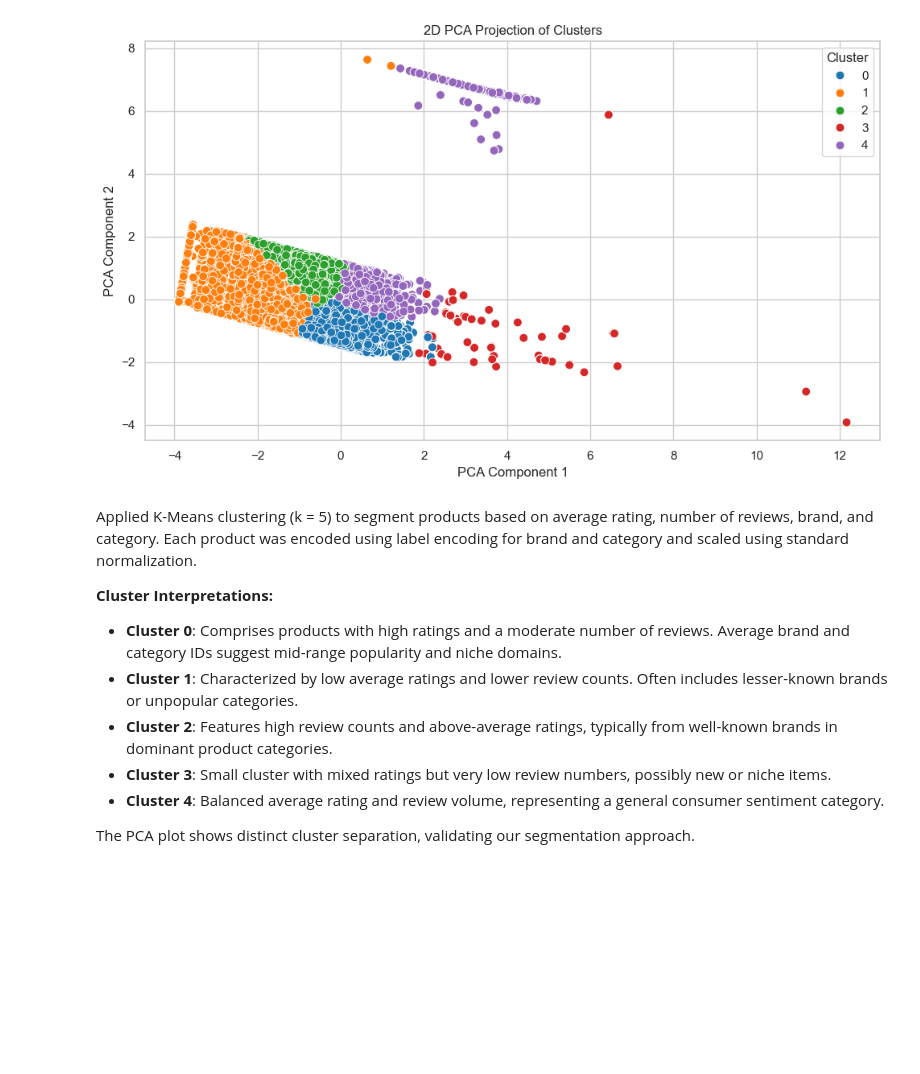
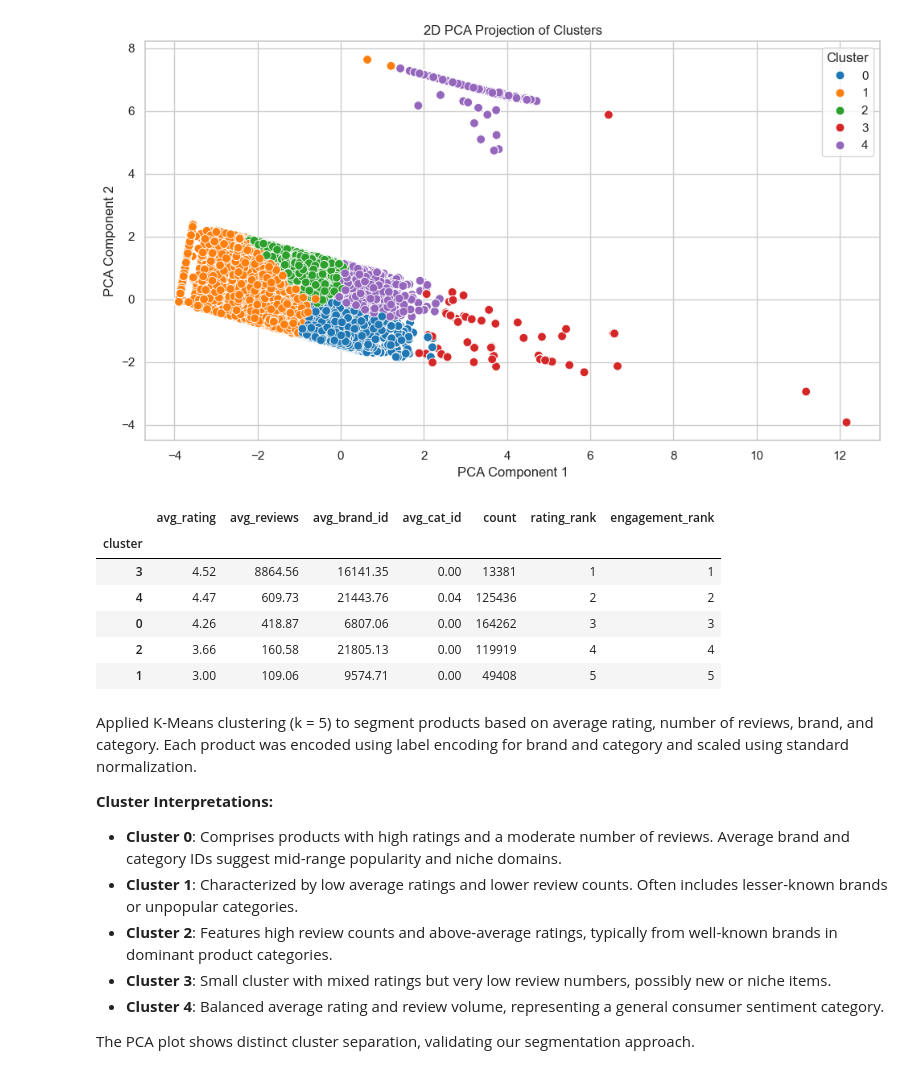
Before and after one commit to KSI-Analytics/Assignment_3, a Jupyter notebook: Clustering.ipynb, the cells around one changed output. Cells and saved outputs as stored; diff of their text form; code cells hidden in the pictures; blank space fills up the shorter version.

```diff
--- a/Clustering.ipynb
+++ b/Clustering.ipynb
@@ -89,6 +165,20 @@ plt.tight_layout()
 plt.show()
 # %% [output]
 [figure]
+# %%
+#Ranking clusters by performance
+ranked = cluster_summary.copy()
+ranked['rating_rank'] = ranked['avg_rating'].rank(ascending=False).astype(int)
+ranked['engagement_rank'] = ranked['avg_reviews'].rank(ascending=False).astype(int)
+display(ranked.sort_values('rating_rank'))
+# %% [output]
+|  | avg_rating | avg_reviews | avg_brand_id | avg_cat_id | count | rating_rank | engagement_rank |
+| cluster |  |  |  |  |  |  |  |
+| 3 | 4.52 | 8864.56 | 16141.35 | 0.00 | 13381 | 1 | 1 |
+| 4 | 4.47 | 609.73 | 21443.76 | 0.04 | 125436 | 2 | 2 |
+| 0 | 4.26 | 418.87 | 6807.06 | 0.00 | 164262 | 3 | 3 |
+| 2 | 3.66 | 160.58 | 21805.13 | 0.00 | 119919 | 4 | 4 |
+| 1 | 3.00 | 109.06 | 9574.71 | 0.00 | 49408 | 5 | 5 |
 # %% [markdown]
 Applied K-Means clustering (k = 5) to segment products based on average rating, number of reviews, brand, and category. Each product was encoded using label encoding for brand and category and scaled using standard normalization.
 
```
Also changed, not shown: parts of 6 cells of this notebook.
